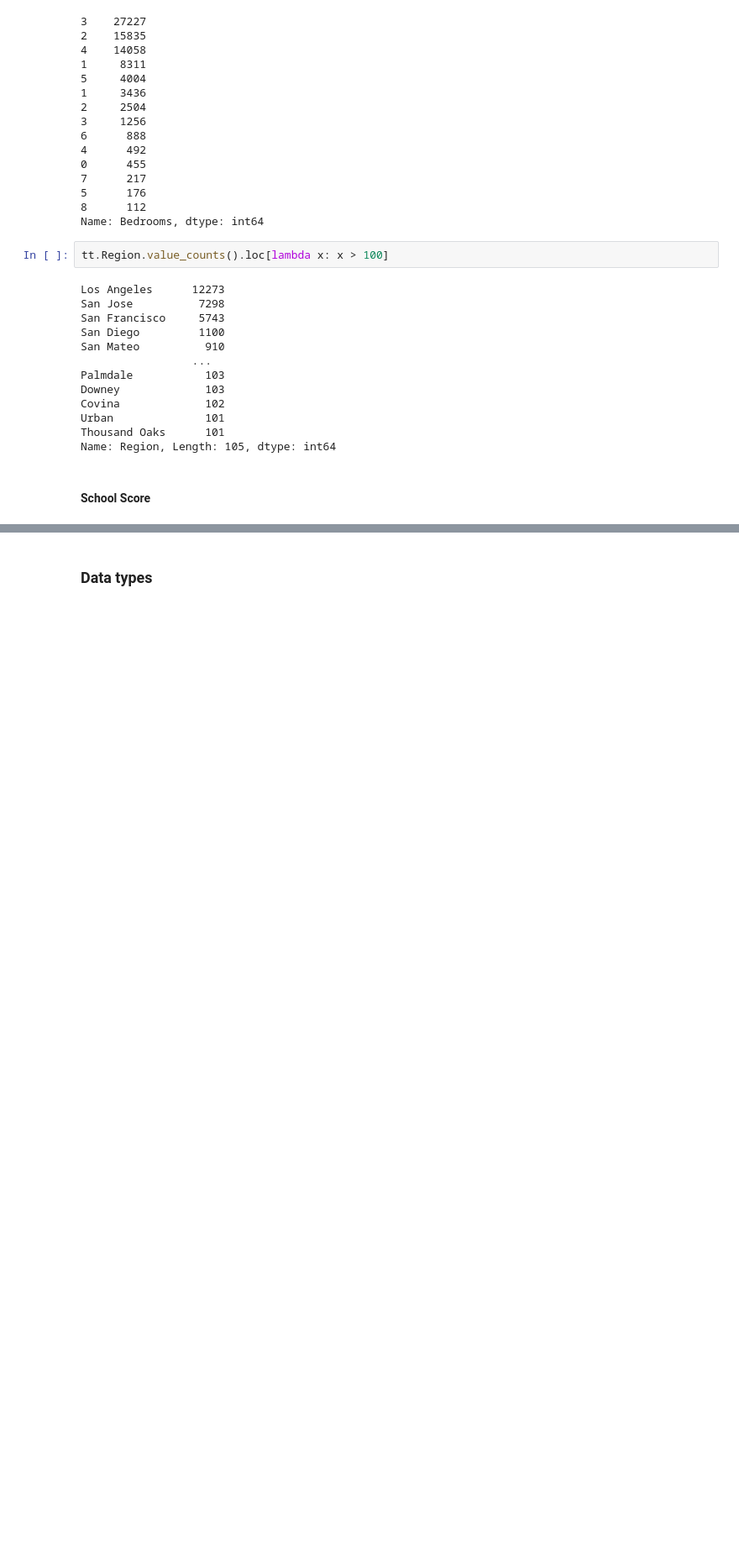
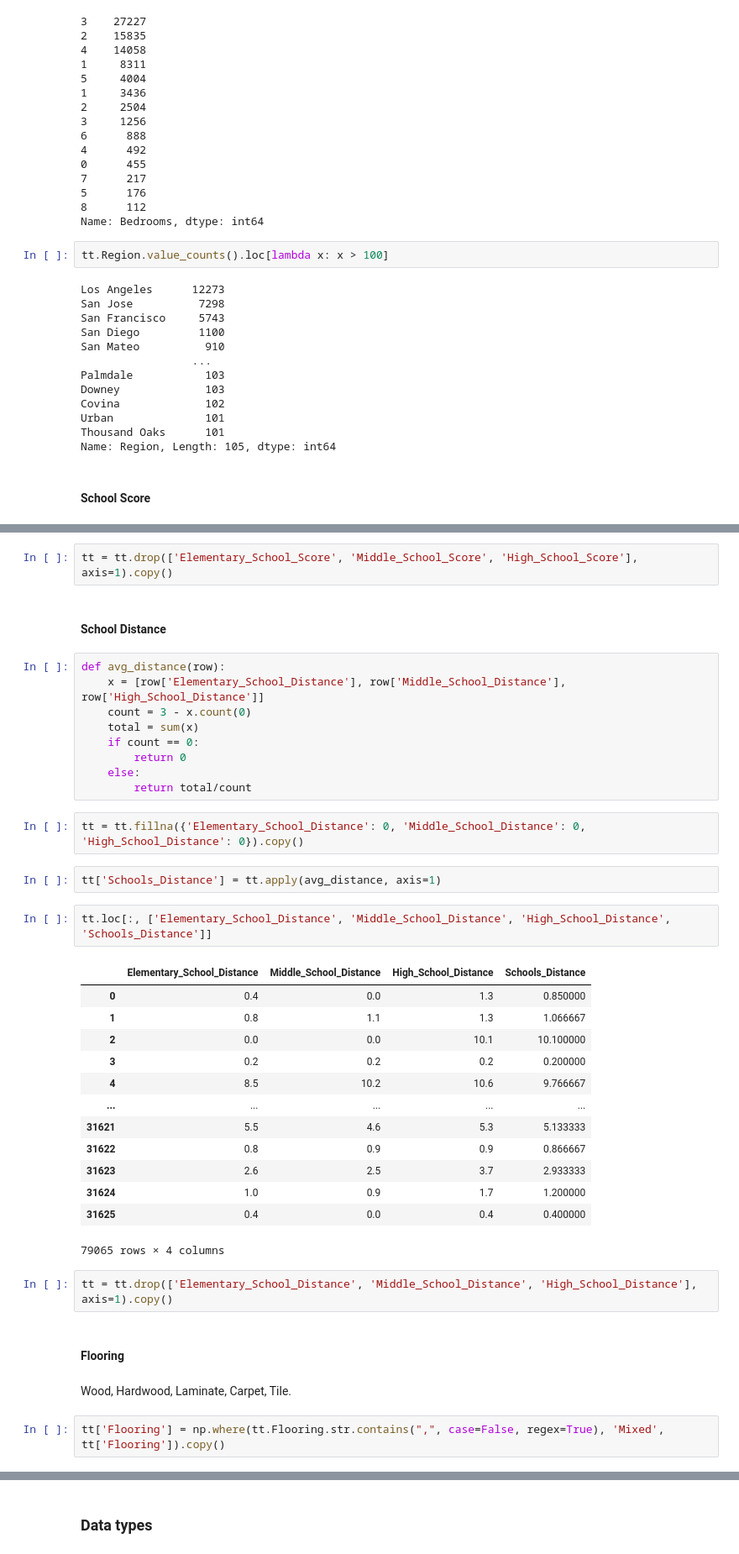
Before and after one commit to Euan-J-Austin/Kaggle_Housing_CA, a Jupyter notebook: CA_House_Prices_EDA.ipynb, the cells around one changed output, grey strips where cells are left out. Shown at 84% size. Drawn from its saved outputs; the diff is of its cells as text; blank space fills up the shorter version.

```diff
--- a/CA_House_Prices_EDA.ipynb
+++ b/CA_House_Prices_EDA.ipynb
@@ -592,0 +607,41 @@ Let's get the mean, so sum over number that are not NaN
+# %%
+tt = tt.drop(['Elementary_School_Score', 'Middle_School_Score', 'High_School_Score'], axis=1).copy()
+# %% [markdown]
+#### School Distance
+# %%
+def avg_distance(row):
+    x = [row['Elementary_School_Distance'], row['Middle_School_Distance'], row['High_School_Distance']]
+    count = 3 - x.count(0)
+    total = sum(x)
+    if count == 0:
+        return 0
+    else:
+        return total/count
+# %%
+tt = tt.fillna({'Elementary_School_Distance': 0, 'Middle_School_Distance': 0, 'High_School_Distance': 0}).copy()
+# %%
+tt['Schools_Distance'] = tt.apply(avg_distance, axis=1)
+# %%
+tt.loc[:, ['Elementary_School_Distance', 'Middle_School_Distance', 'High_School_Distance', 'Schools_Distance']]
+# %% [output]
+|  | Elementary_School_Distance | Middle_School_Distance | High_School_Distance | Schools_Distance |
+| 0 | 0.4 | 0.0 | 1.3 | 0.850000 |
+| 1 | 0.8 | 1.1 | 1.3 | 1.066667 |
+| 2 | 0.0 | 0.0 | 10.1 | 10.100000 |
+| 3 | 0.2 | 0.2 | 0.2 | 0.200000 |
+| 4 | 8.5 | 10.2 | 10.6 | 9.766667 |
+| ... | ... | ... | ... | ... |
+| 31621 | 5.5 | 4.6 | 5.3 | 5.133333 |
+| 31622 | 0.8 | 0.9 | 0.9 | 0.866667 |
+| 31623 | 2.6 | 2.5 | 3.7 | 2.933333 |
+| 31624 | 1.0 | 0.9 | 1.7 | 1.200000 |
+| 31625 | 0.4 | 0.0 | 0.4 | 0.400000 |
+79065 rows × 4 columns
+# %%
+tt = tt.drop(['Elementary_School_Distance', 'Middle_School_Distance', 'High_School_Distance'], axis=1).copy()
+# %% [markdown]
+#### Flooring
+# %% [markdown]
+Wood, Hardwood, Laminate, Carpet, Tile.
+# %%
+tt['Flooring'] = np.where(tt.Flooring.str.contains(",", case=False, regex=True), 'Mixed', tt['Flooring']).copy()
```
Also changed, not shown: parts of 50 cells of this notebook, 1 other file.
